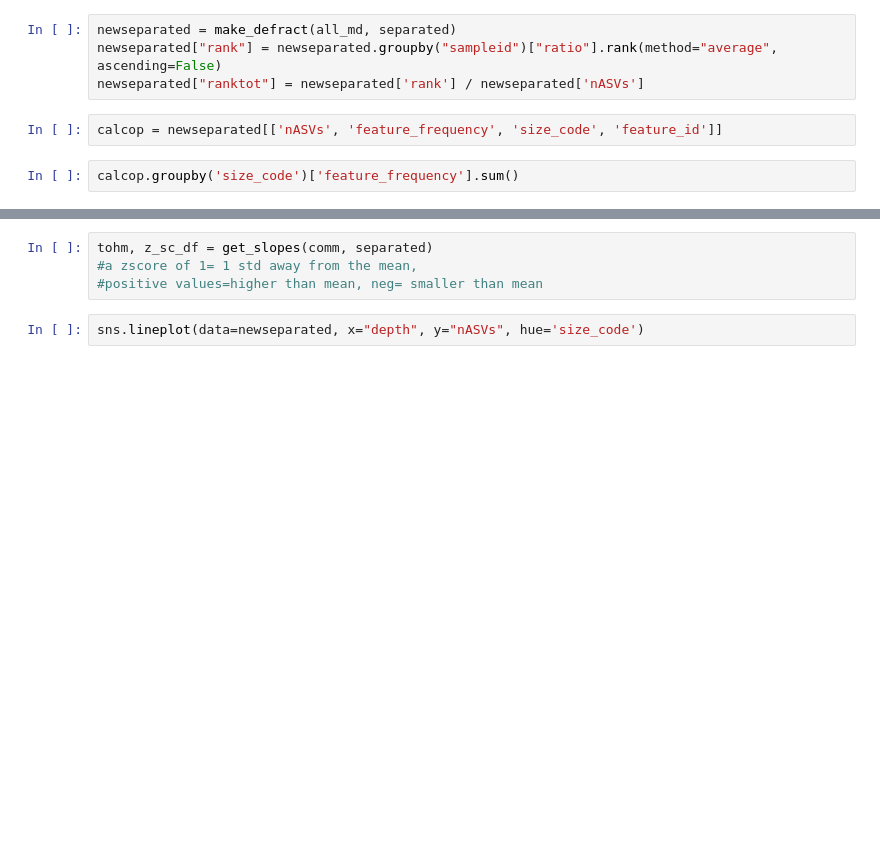
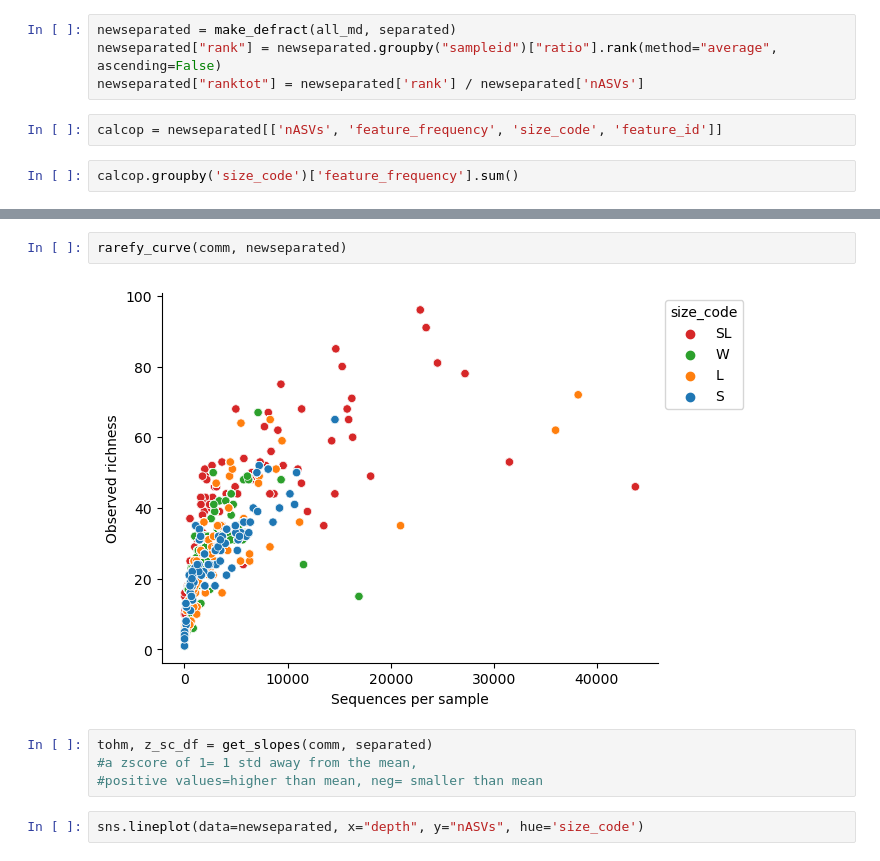
Before and after one commit to dianahaider/size_fractions, a Jupyter notebook: bb2022_sf.ipynb, the cells around one changed output, grey strips where cells are left out. Saved outputs shown, nothing was run; the diff lists cells and outputs as text; blank space fills up the shorter version.

```diff
--- a/bb2022_sf.ipynb
+++ b/bb2022_sf.ipynb
@@ -145,3 +167,7 @@ calcop['feature_id'].nunique()
+# %%
+rarefy_curve(comm, newseparated)
+# %% [output]
+[figure, added]
 # %%
 tohm, z_sc_df = get_slopes(comm, separated)
 #a zscore of 1= 1 std away from the mean,
```
Also changed, not shown: parts of 26 cells of this notebook, 4 other files.
